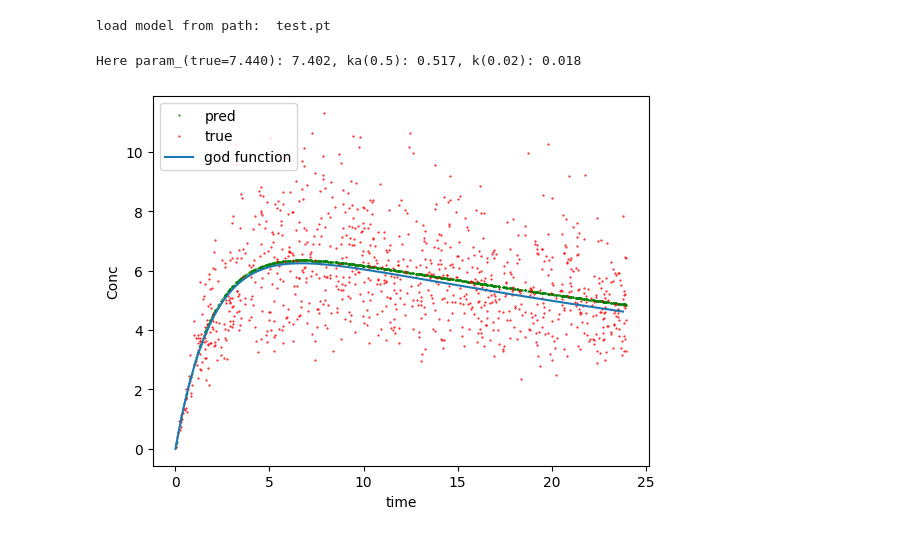
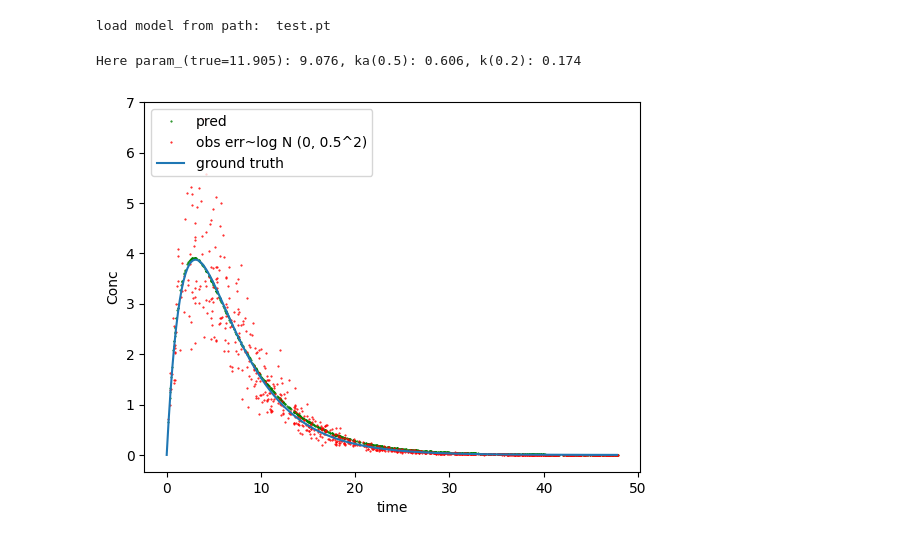
Before and after one commit to yingzibu/ODE, a Jupyter notebook: learn/First_order_PO.ipynb, the cells around one changed output. Cells and saved outputs as stored; diff of their text form; code cells hidden in the pictures.

```diff
--- a/learn/First_order_PO.ipynb
+++ b/learn/First_order_PO.ipynb
@@ -130,19 +127,20 @@ from tqdm import tqdm
 import numpy as np
 Dose = 100
 ka = 0.5
-k = 0.02
+k = 0.2
 V = 14
-MAX_T = 24
+MAX_T = 48
 param_ = Dose/V * ka / (ka-k)
 
 sigma_eps = 0.5
 
-patience = 1000
+patience = 2000
 print(param_)
 N = 1000 # sample number
 MAX_EPOCH = 100000
 verbose_freq = 1000
 model_path_ = 'test.pt'
+
 class NNTest(nn.Module):
     def __init__(self):
         super().__init__()
@@ -158,7 +156,7 @@ class NNTest(nn.Module):
 t = torch.rand(N) * MAX_T
 err = torch.randn(N) * sigma_eps * sigma_eps
 y = param_ * (torch.exp(-1.0 * k * t) - np.exp(-1.0 * ka * t)) * np.exp(err)
-plt.plot(t, y, 'ro', label='true', markersize=0.5)
+plt.plot(t, y, 'ro', label=f'obs err~log N (0, {sigma_eps}^2)', markersize=0.5)
 # plt.set_label('predicted values')
 
 # plt.plot(inp_list, oup_list,  'ro', label='true', markersize=0.5)
@@ -167,7 +165,7 @@ time_here = np.arange(0, MAX_T, 0.2)
 def conc_time(t):
     return param_ * (np.exp(-1.0 * k * t) - np.exp(-1.0 * ka * t))
 
-plt.plot(time_here, conc_time(time_here), label='god function')
+plt.plot(time_here, conc_time(time_here), label='ground truth')
 plt.xlabel('time')
 plt.ylabel('Conc')
 
@@ -247,22 +251,23 @@ load model from path:  test.pt
 # %%
 print(f'Here param_(true={param_:.3f}): {model.param_.item():.3f},',
       f'ka({ka}): {model.ka.item():.3f}, k({k}): {model.k.item():.3f}')
 
 plt.plot(inp_list, pred_list, 'go', label='pred', markersize=0.5)
 # plt.set_label('predicted values')
 
-plt.plot(inp_list, oup_list,  'ro', label='true', markersize=0.5)
+plt.plot(inp_list, oup_list,  'ro',
+         label=f'obs err~log N (0, {sigma_eps}^2)', markersize=0.5)
 # plt.label('true values')
 
 def conc_time(t):
     return param_ * (np.exp(-1.0 * k * t) - np.exp(-1.0 * ka * t))
 
-plt.plot(time_here, conc_time(time_here), label='god function')
+plt.plot(time_here, conc_time(time_here), label='ground truth')
 plt.xlabel('time')
 plt.ylabel('Conc')
 
 plt.legend(loc=2)
 plt.show()
 # %% [output]
-Here param_(true=7.440): 7.402, ka(0.5): 0.517, k(0.02): 0.018
+Here param_(true=11.905): 9.076, ka(0.5): 0.606, k(0.2): 0.174
-[figure, old version]
+[figure, new version]
```
Also changed, not shown: parts of 4 cells of this notebook.
